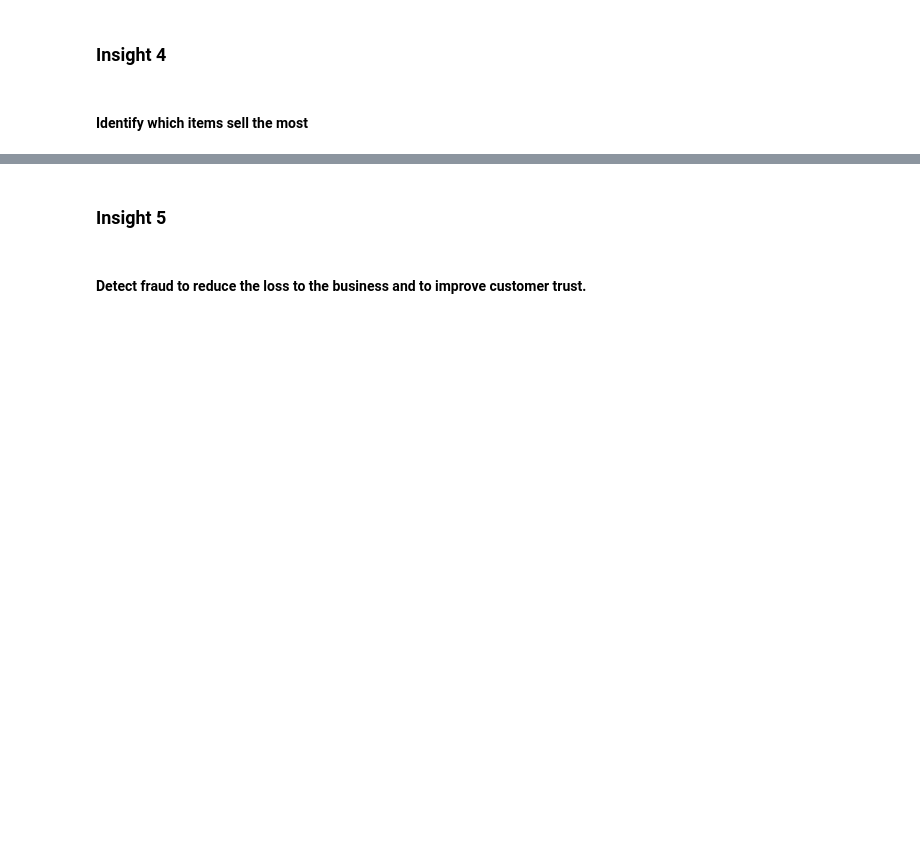
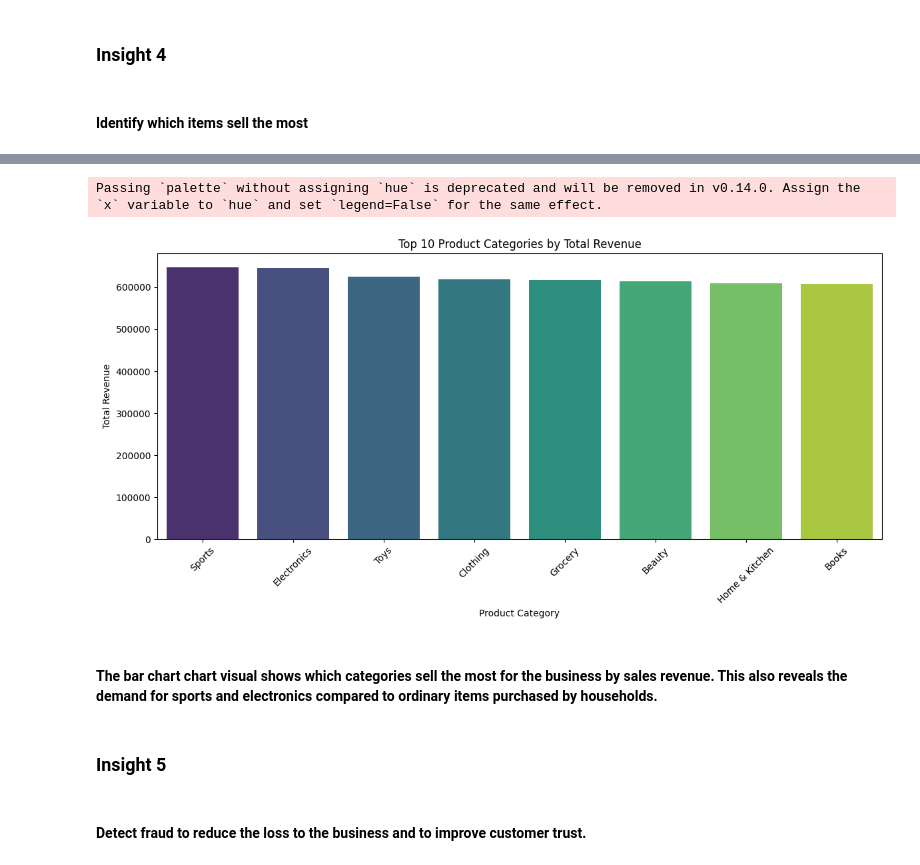
Before and after one commit to Ray99-cpu/online_store, a Jupyter notebook: jupyter_notebooks/dataset_insights_visuals.ipynb, the cells around one changed output, grey strips where cells are left out. Cells and saved outputs as stored; diff of their text form; code cells hidden in the pictures; blank space fills up the shorter version.

Commit message:
Add comment to Seaborn bar chart

```diff
--- a/jupyter_notebooks/dataset_insights_visuals.ipynb
+++ b/jupyter_notebooks/dataset_insights_visuals.ipynb
@@ -224,3 +224,13 @@ plt.show()
 # %% [markdown]
 
 #### Identify which items sell the most
+# %%
+top_products = (
+    vis_df.groupby('Product_Category')['Purchase_Amount']
+    .sum()
+    .sort_values(ascending=False)
+    .head(10)
+    .reset_index(name='Total_Revenue')
+)
+
+print(top_products)
@@ -227,3 +247,19 @@ plt.show()
+# %%
+plt.figure(figsize=(12, 6))
+sns.barplot(data=top_products, x='Product_Category', y='Total_Revenue', palette='viridis')
+
+plt.title('Top 10 Product Categories by Total Revenue')
+plt.xlabel('Product Category')
+plt.ylabel('Total Revenue')
+plt.xticks(rotation=45)
+plt.tight_layout()
+
+plt.show()
+# %% [output]
+Passing `palette` without assigning `hue` is deprecated and will be removed in v0.14.0. Assign the `x` variable to `hue` and set `legend=False` for the same effect.
+[figure, added]
+# %% [markdown]
+#### The bar chart chart visual shows which categories sell the most for the business by sales revenue. This also reveals the demand for sports and electronics compared to ordinary items purchased by households.
 # %% [markdown]
 ### Insight 5
 # %% [markdown]
```
Also changed, not shown: parts of 1 cell of this notebook.
